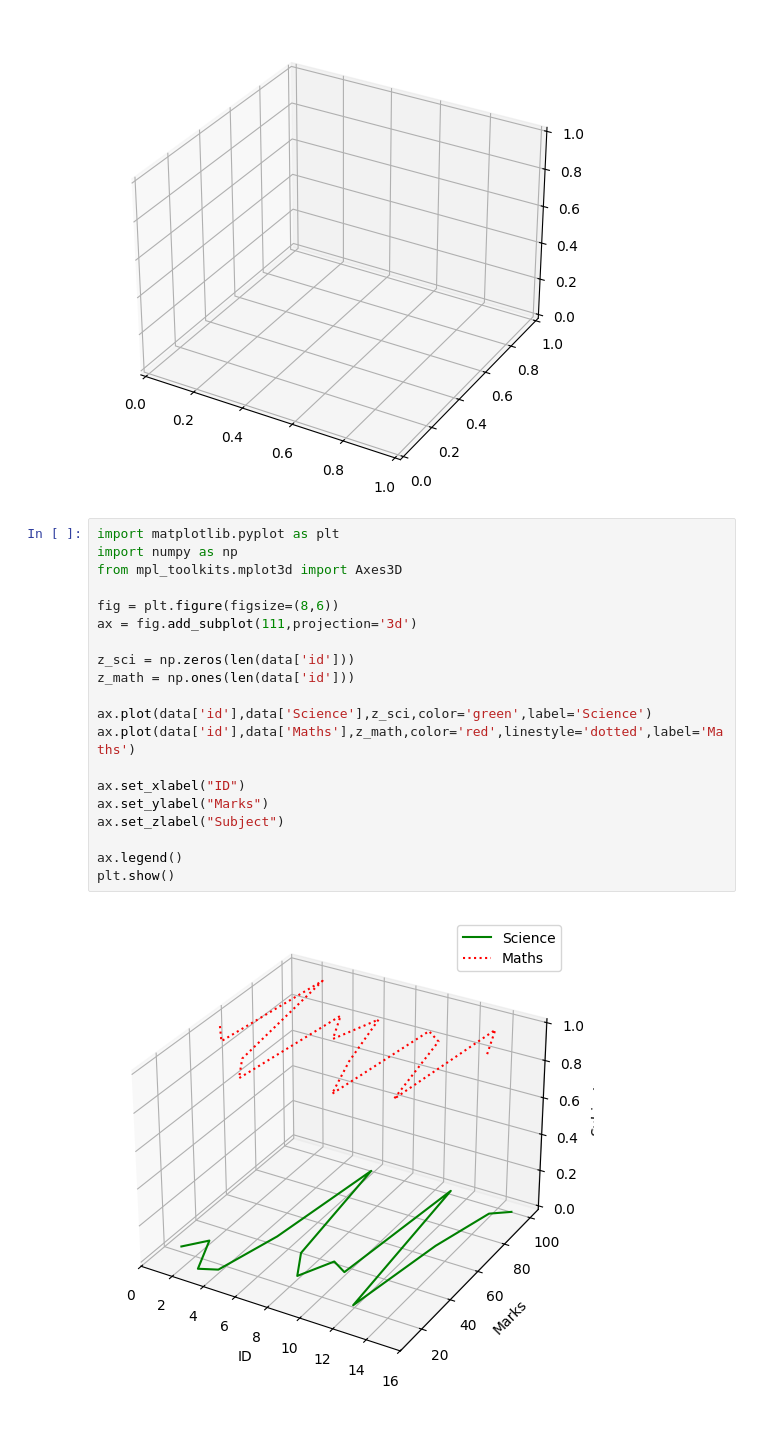
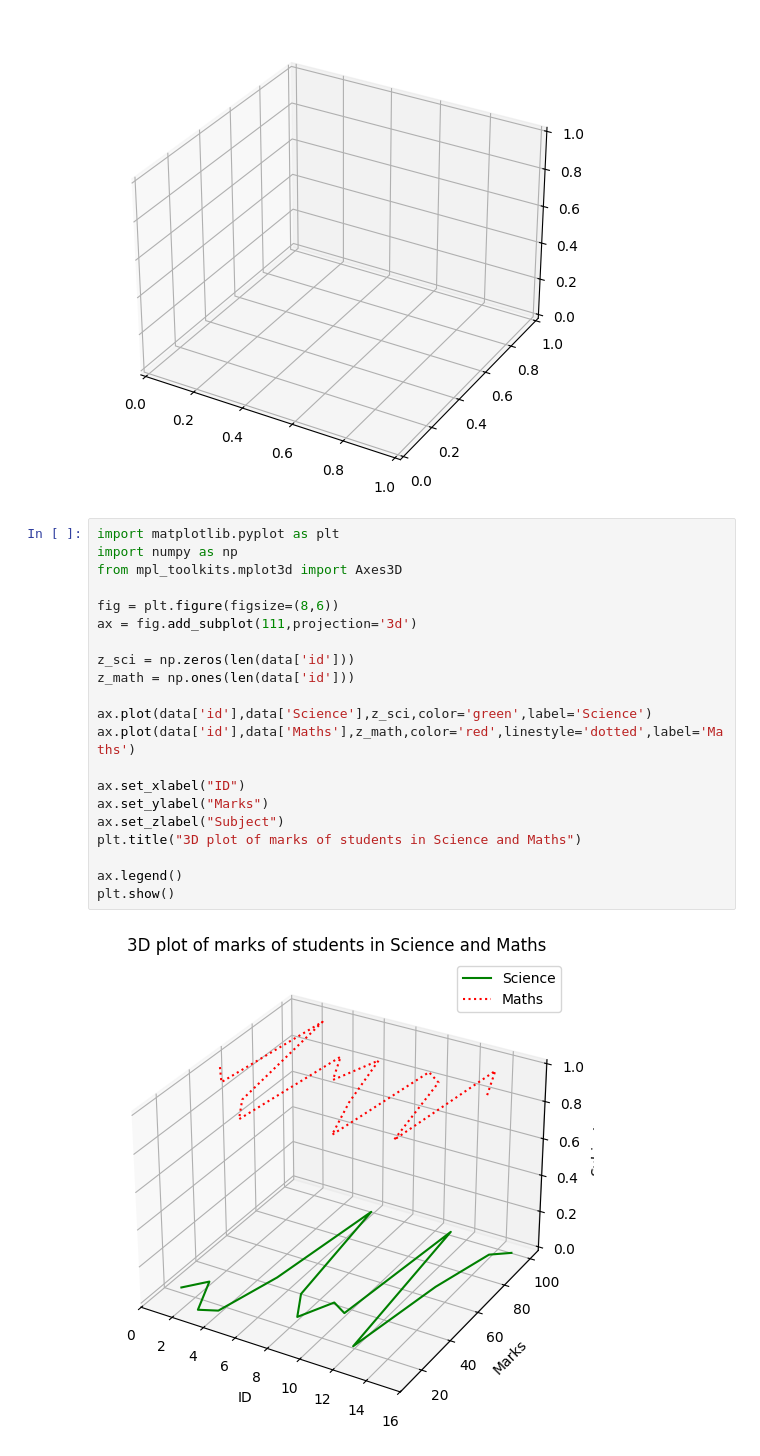
Before and after one commit to HimanshuHeda/Advance_Python, a Jupyter notebook: 3D _Axes.ipynb, the cells around one changed output. Cells and saved outputs as stored; diff of their text form; blank space fills up the shorter version.

Commit message:
2D_Graphical_Representation

```diff
--- a/3D _Axes.ipynb
+++ b/3D _Axes.ipynb
@@ -17,22 +17,23 @@ ax = fig.add_subplot(111,projection='3d')
 # %%
 import matplotlib.pyplot as plt
 import numpy as np
 from mpl_toolkits.mplot3d import Axes3D
 
 fig = plt.figure(figsize=(8,6))
 ax = fig.add_subplot(111,projection='3d')
 
 z_sci = np.zeros(len(data['id']))
 z_math = np.ones(len(data['id']))
 
 ax.plot(data['id'],data['Science'],z_sci,color='green',label='Science')
 ax.plot(data['id'],data['Maths'],z_math,color='red',linestyle='dotted',label='Maths')
 
 ax.set_xlabel("ID")
 ax.set_ylabel("Marks")
 ax.set_zlabel("Subject")
+plt.title("3D plot of marks of students in Science and Maths")
 
 ax.legend()
 plt.show()
 # %% [output]
-[figure, old version]
+[figure, new version]
```
Also changed, not shown: parts of 3 cells of this notebook, 3 other files.
